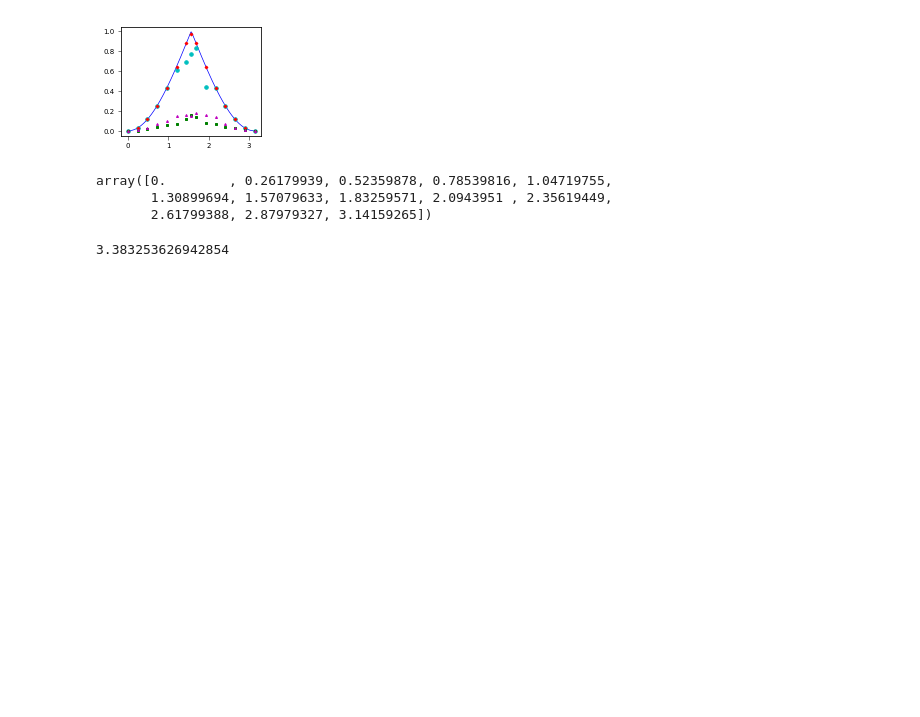
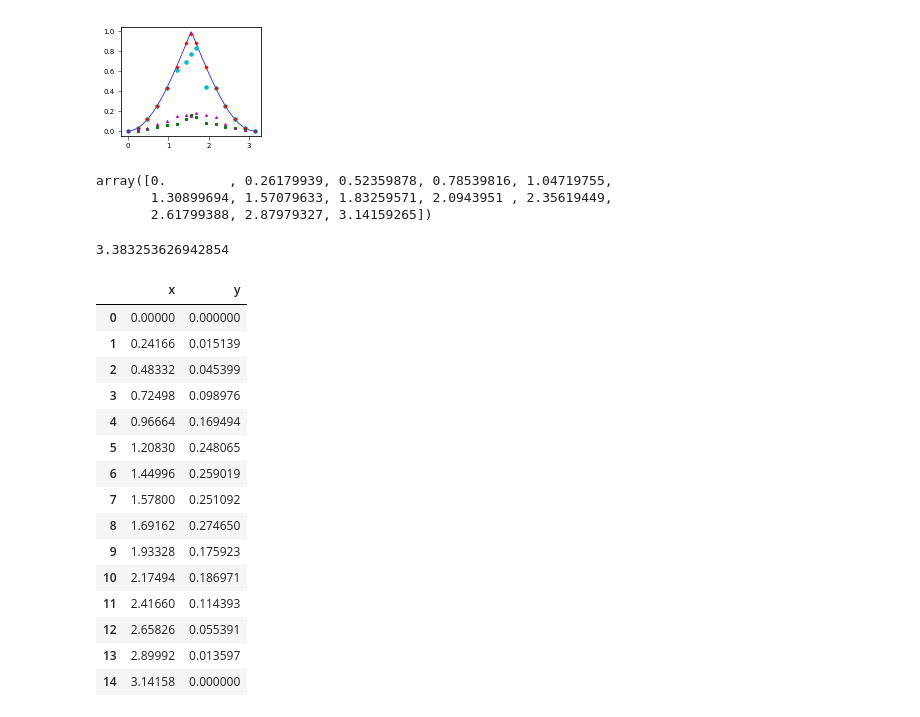
Before and after one commit to estebanmv/Random-Sampling-Extremal-POVMs, a Jupyter notebook: DisplacedPlot.ipynb, the cells around one changed output. Cells and saved outputs as stored; diff of their text form; code cells hidden in the pictures; blank space fills up the shorter version.

```diff
--- a/DisplacedPlot.ipynb
+++ b/DisplacedPlot.ipynb
@@ -252,0 +262,19 @@ np.pi + np.pi/13
+# %%
+fshr1000Int
+# %% [output]
+|  | x | y |
+| 0 | 0.00000 | 0.000000 |
+| 1 | 0.24166 | 0.015139 |
+| 2 | 0.48332 | 0.045399 |
+| 3 | 0.72498 | 0.098976 |
+| 4 | 0.96664 | 0.169494 |
+| 5 | 1.20830 | 0.248065 |
+| 6 | 1.44996 | 0.259019 |
+| 7 | 1.57800 | 0.251092 |
+| 8 | 1.69162 | 0.274650 |
+| 9 | 1.93328 | 0.175923 |
+| 10 | 2.17494 | 0.186971 |
+| 11 | 2.41660 | 0.114393 |
+| 12 | 2.65826 | 0.055391 |
+| 13 | 2.89992 | 0.013597 |
+| 14 | 3.14158 | 0.000000 |
```
Also changed, not shown: parts of 3 cells of this notebook, 6 other files.
